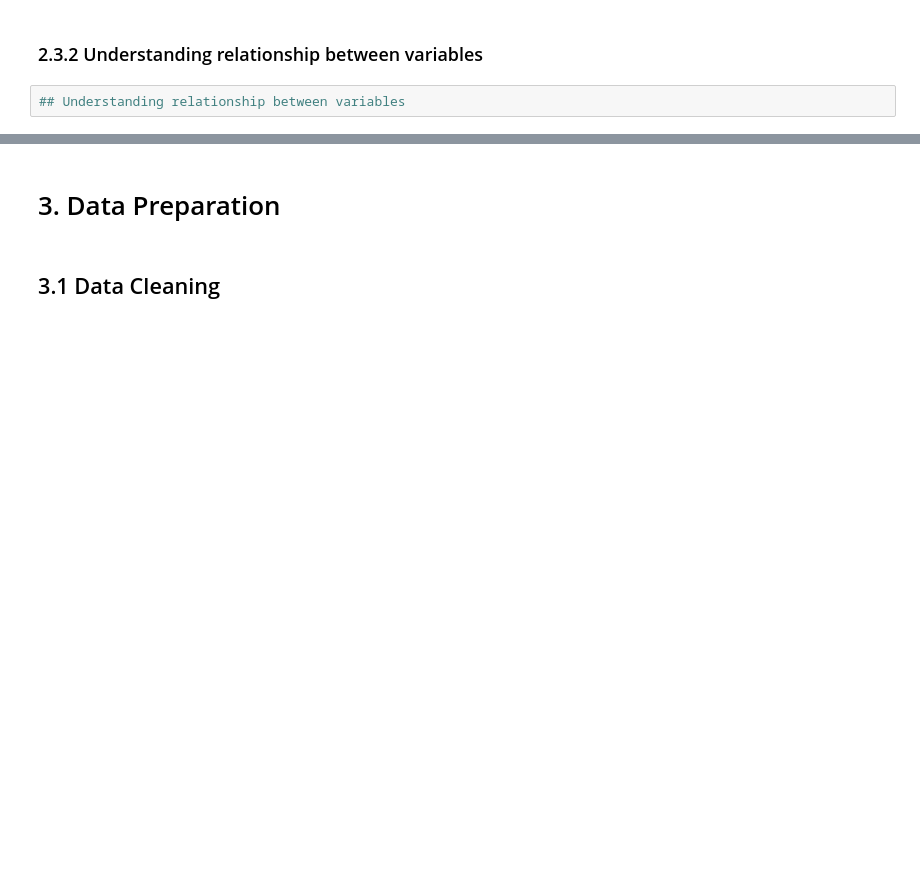
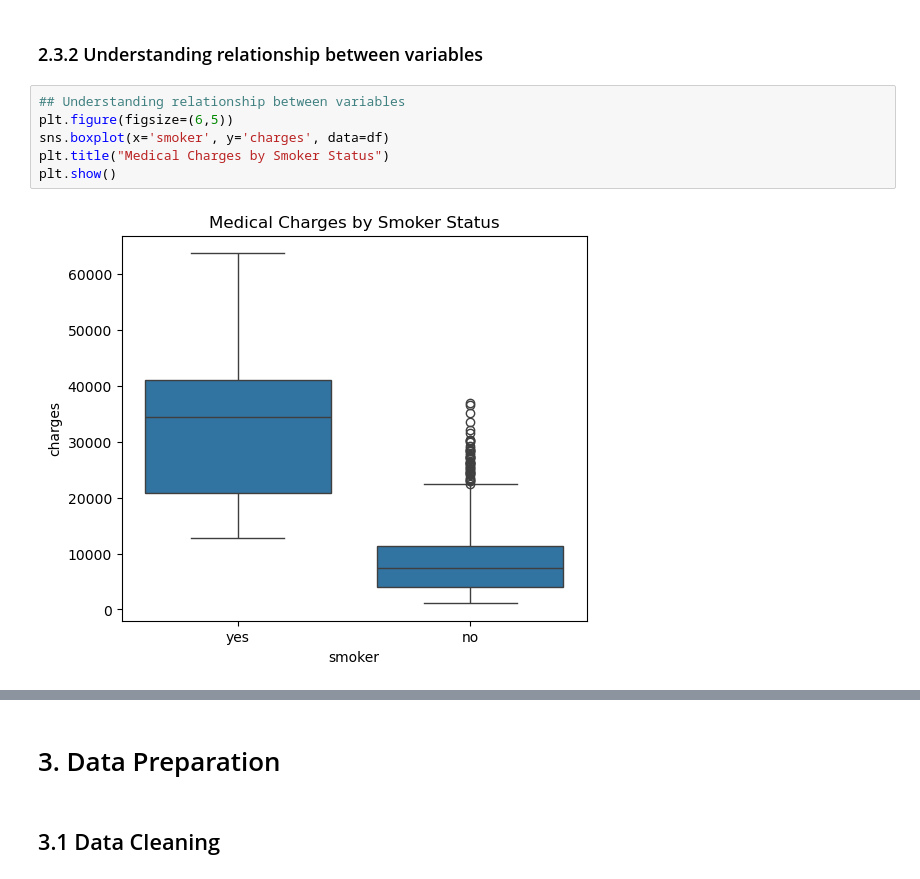
Before and after one commit to shazz-a/mldp-medical-charges, a Jupyter notebook: mldp_submission.ipynb, the cells around one changed output, grey strips where cells are left out. Cells and saved outputs as stored; diff of their text form; blank space fills up the shorter version.

```diff
--- a/mldp_submission.ipynb
+++ b/mldp_submission.ipynb
@@ -78,3 +158,9 @@ Goal: Insurers can better estimate costs and set costs more fairly. Customers ca
 ### 2.3.2 Understanding relationship between variables
 # %%
 ## Understanding relationship between variables
+plt.figure(figsize=(6,5))
+sns.boxplot(x='smoker', y='charges', data=df)
+plt.title("Medical Charges by Smoker Status")
+plt.show()
+# %% [output]
+[figure, added]
```
Also changed, not shown: parts of 17 cells of this notebook.
